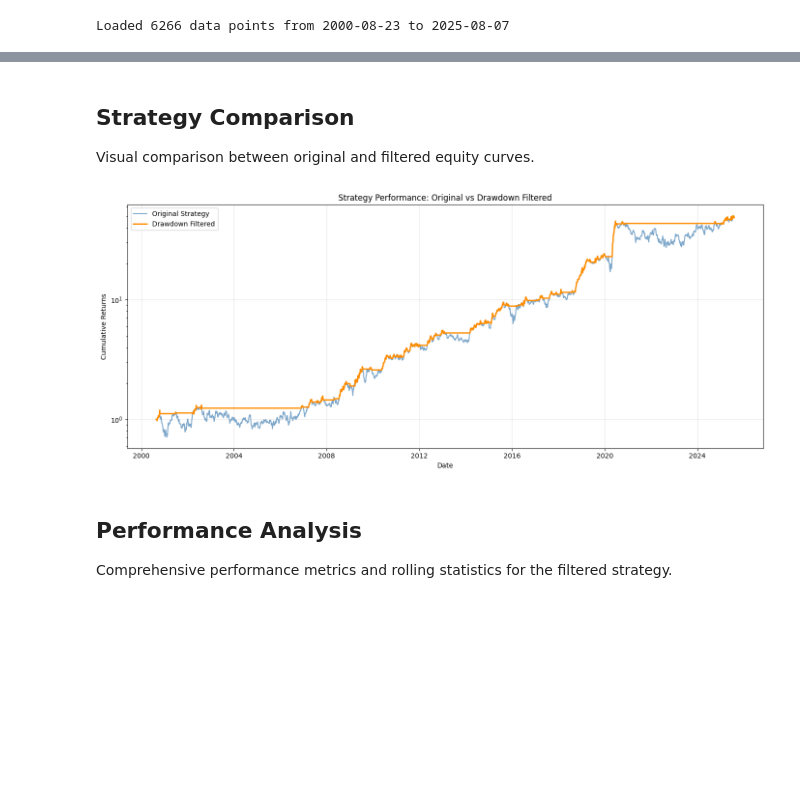
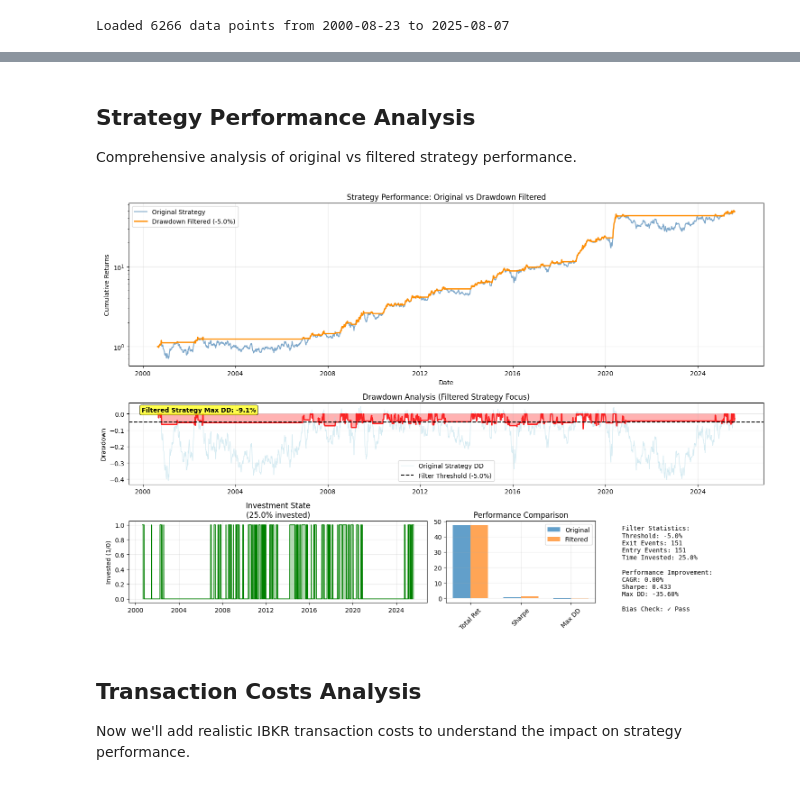
Before and after one commit to edoardoCame/Momentum-and-Contrarian, a Jupyter notebook: approaches/vectorized_contrarian_monthly/notebooks/dd_filter.ipynb, the cells around one changed output, grey strips where cells are left out. Drawn from its saved outputs; the diff is of its cells as text; code cells hidden in the pictures; blank space fills up the shorter version.

```diff
--- a/approaches/vectorized_contrarian_monthly/notebooks/dd_filter.ipynb
+++ b/approaches/vectorized_contrarian_monthly/notebooks/dd_filter.ipynb
@@ -73,38 +134,19 @@ Time invested: 25.0%
 # %% [markdown]
-## Strategy Comparison
+## Strategy Performance Analysis
 
-Visual comparison between original and filtered equity curves.
+Comprehensive analysis of original vs filtered strategy performance.
 # %%
-# Prepare data for visualization
-if not np.issubdtype(df['Date'].dtype, np.datetime64):
-    df['Date'] = pd.to_datetime(df['Date'])
+# Analyze filter performance
+performance_metrics = analyze_filter_performance(
+    filtered_df['cumulative_returns'],
+    filtered_df['filtered_cumulative_returns']
+)
 
-# Calculate filtered equity curve
-filtered_curve = df['cumulative_returns'].copy()
-filtered_curve[df['invested'] == 0] = np.nan
-filtered_curve = filtered_curve.ffill()
-
-# Optimize plotting for large datasets
-step = max(1, len(df) // 2000)
-
-# Create comparison plot
-plt.figure(figsize=(14, 6))
-plt.plot(df['Date'][::step], df['cumulative_returns'][::step],
-         label='Original Strategy', alpha=0.7, color='steelblue', linewidth=1.5)
-plt.plot(df['Date'][::step], filtered_curve[::step],
-         label='Drawdown Filtered', linewidth=2, color='darkorange')
-
-plt.xlabel('Date')
-plt.ylabel('Cumulative Returns')
-plt.title('Strategy Performance: Original vs Drawdown Filtered')
-plt.yscale('log')
-plt.legend(loc='upper left')
-plt.grid(True, alpha=0.3)
-plt.tight_layout()
-plt.show()
+# Create comprehensive visualization
+plot_filter_comparison(filtered_df, filter_stats, performance_metrics)
 # %% [output]
-[figure, old version]
+[figure, new version]
 # %% [markdown]
-## Performance Analysis
+## Transaction Costs Analysis
 
-Comprehensive performance metrics and rolling statistics for the filtered strategy.
+Now we'll add realistic IBKR transaction costs to understand the impact on strategy performance.
```
Also changed, not shown: parts of 9 cells of this notebook, 2 other files.
